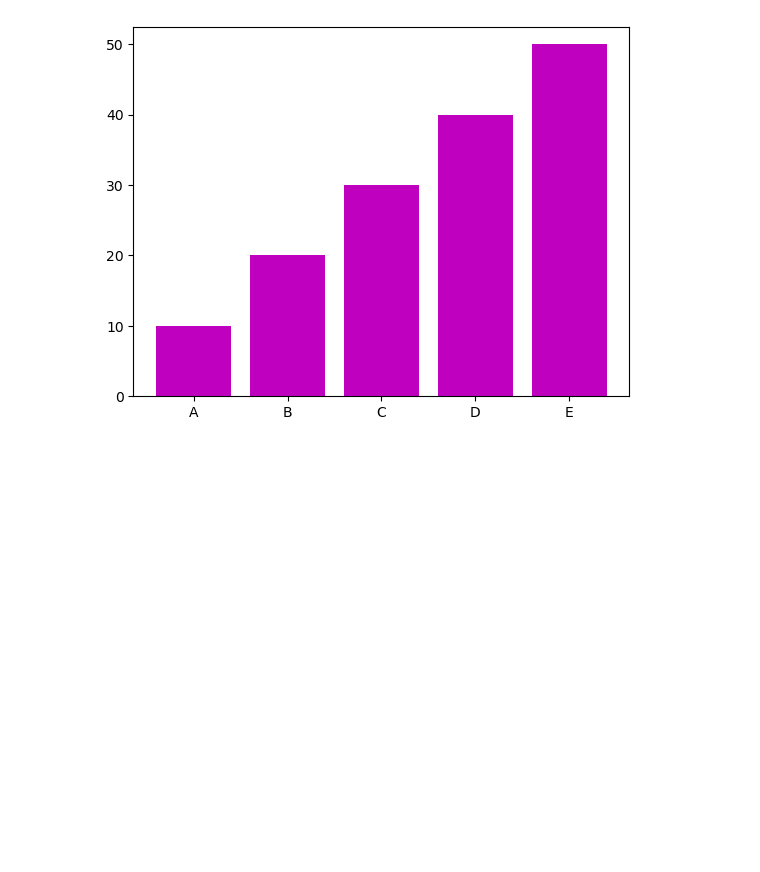
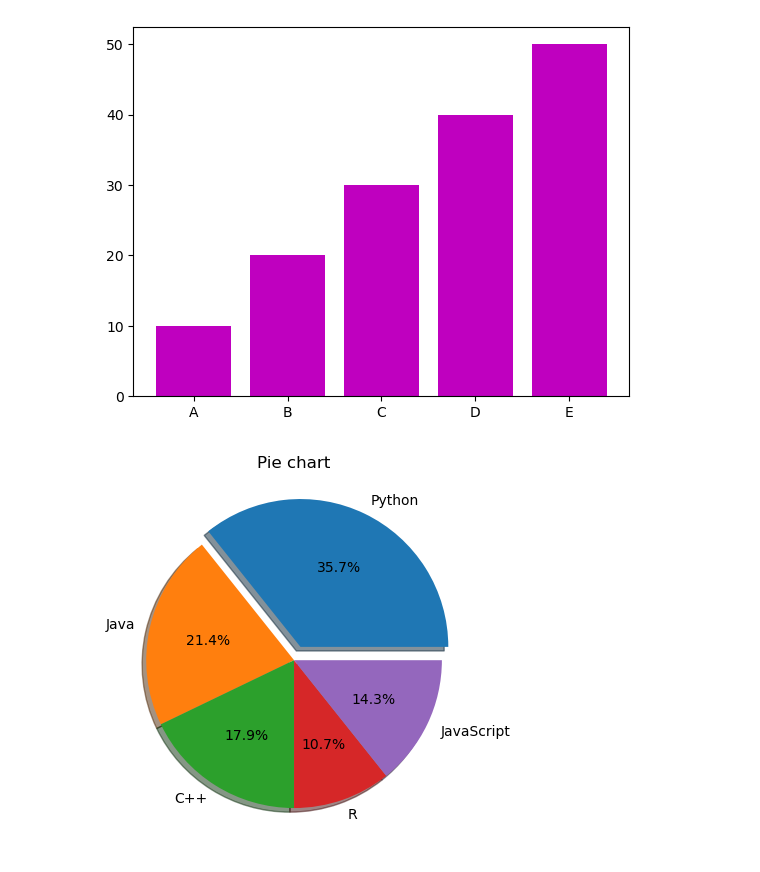
Before and after one commit to Shivauppe/FY2026_January, a Jupyter notebook: DataVisualization.ipynb, the cells around one changed output. Drawn from its saved outputs; the diff is of its cells as text; code cells hidden in the pictures; blank space fills up the shorter version.

Commit message:
Matplotlib visuals

```diff
--- a/DataVisualization.ipynb
+++ b/DataVisualization.ipynb
@@ -173,3 +173,12 @@ plt.bar(x,y,color = 'm')
 plt.show()
 # %% [output]
 [figure]
+# %%
+#pie chart -- to understand the proportion of each category
+language = ['Python','Java','C++','R','JavaScript']
+Students = [50,30,25,15,20]
+plt.pie(Students,labels = language,autopct='%1.1f%%',explode=(0.1,0,0,0,0),shadow=True)
+plt.title("Pie chart")
+plt.show()
+# %% [output]
+[figure, added]
```
Also changed, not shown: parts of 8 cells of this notebook, 5 other files.
